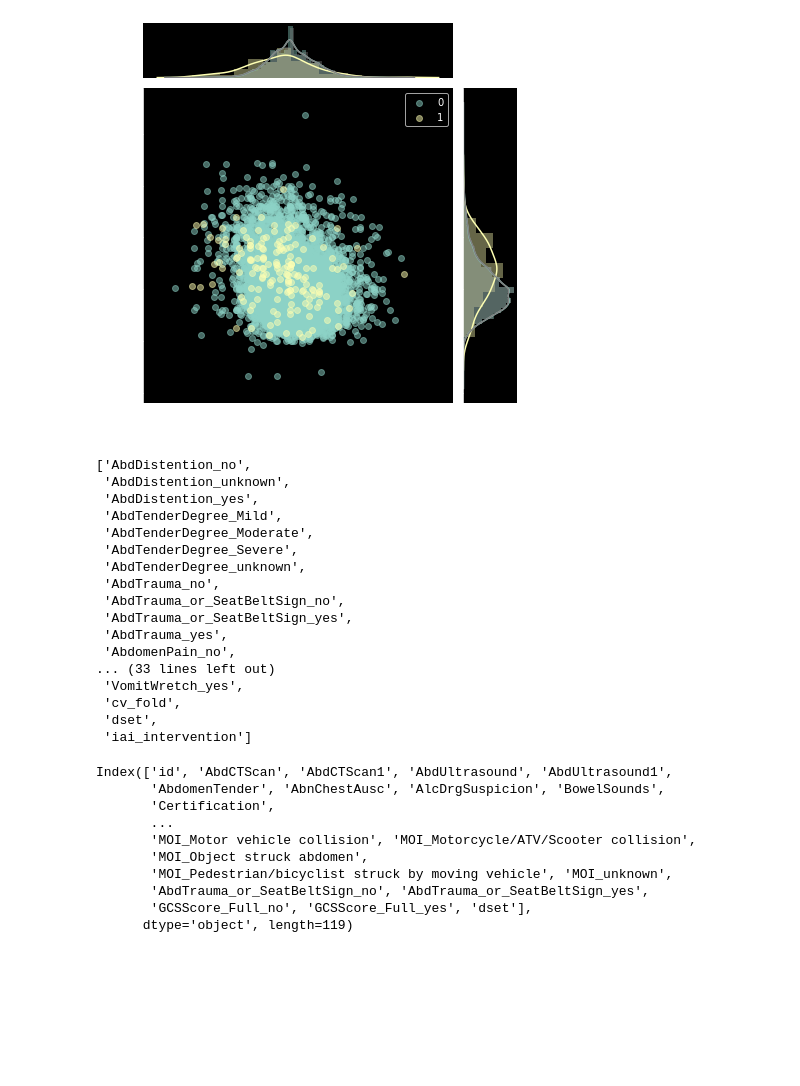
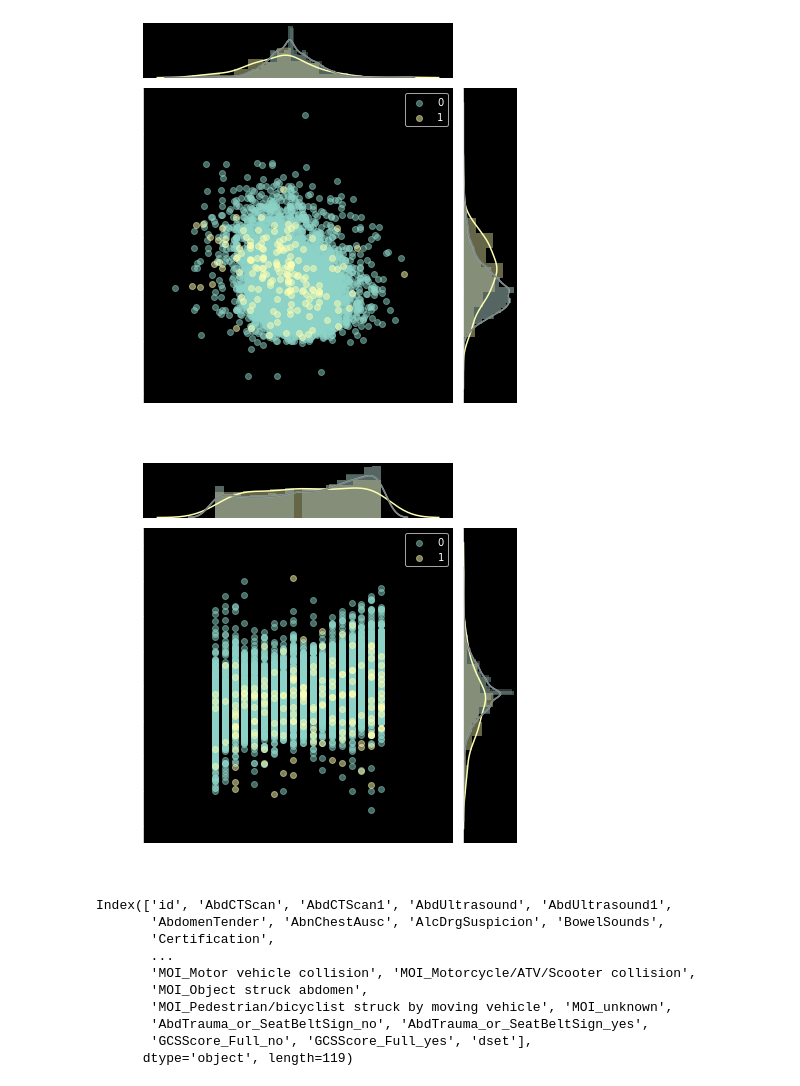
Before and after one commit to csinva/iai-clinical-decision-rule, a Jupyter notebook: 02_eda_all.ipynb, the cells around one changed output. Cells and saved outputs as stored; diff of their text form; code cells hidden in the pictures; blank space fills up the shorter version.

```diff
--- a/02_eda_all.ipynb
+++ b/02_eda_all.ipynb
@@ -137,26 +127,11 @@ viz.jointplot_grouped('InitSysBPRange', 'InitHeartRate', 'iai_intervention', df)
 # , k_is_color=False, scatter_alpha=.5, add_global_hists: bool=True):
 # %% [output]
 [figure]
-# %%
-sorted(df1.keys())
-# %% [output]
-['AbdDistention_no',
- 'AbdDistention_unknown',
- 'AbdDistention_yes',
- 'AbdTenderDegree_Mild',
- 'AbdTenderDegree_Moderate',
- 'AbdTenderDegree_Severe',
- 'AbdTenderDegree_unknown',
- 'AbdTrauma_no',
- 'AbdTrauma_or_SeatBeltSign_no',
- 'AbdTrauma_or_SeatBeltSign_yes',
- 'AbdTrauma_yes',
- 'AbdomenPain_no',
-... (33 lines left out)
- 'VomitWretch_yes',
- 'cv_fold',
- 'dset',
- 'iai_intervention']
+# %%
+viz.jointplot_grouped('Age', 'InitSysBPRange', 'iai_intervention', df) # this is using the df that still has gender
+# , k_is_color=False, scatter_alpha=.5, add_global_hists: bool=True):
+# %% [output]
+[figure, added]
 # %%
 df_pecarn.keys()
 # %% [output]
```
Also changed, not shown: parts of 5 cells of this notebook, 2 other files.
